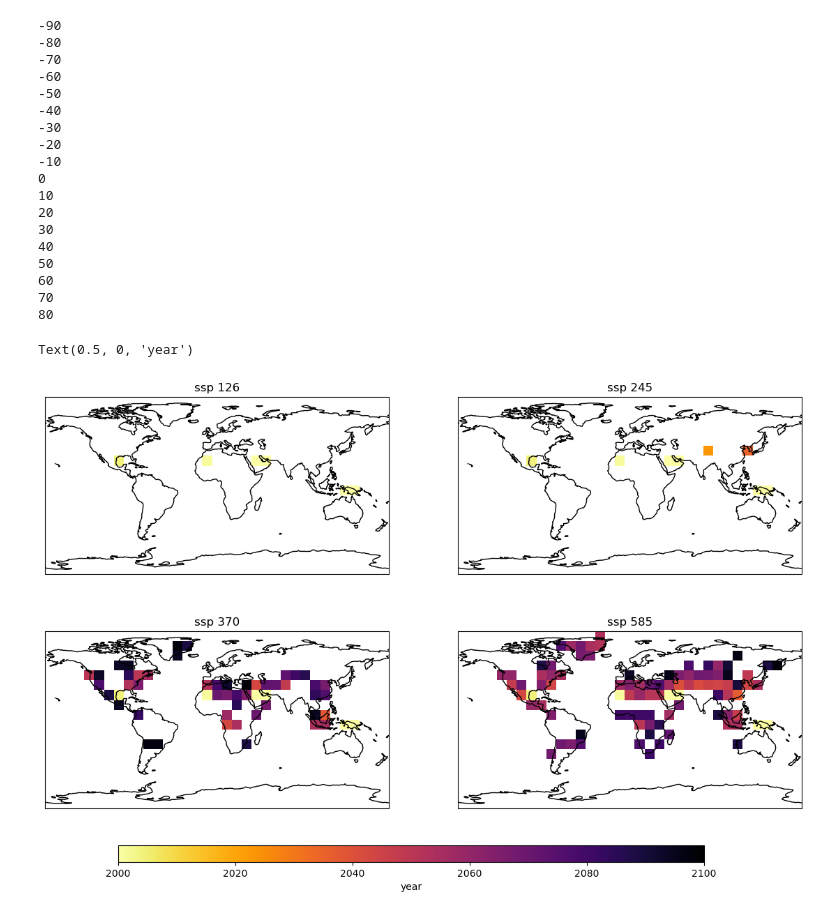
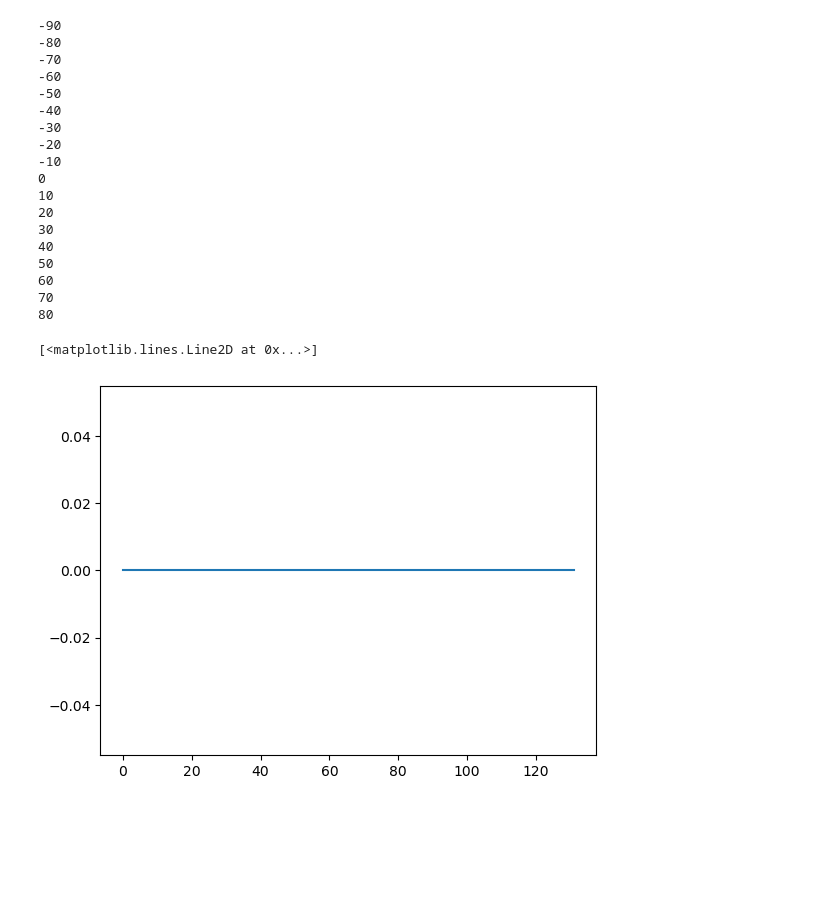
Before and after one commit to emily-gordy/predictability-emergence, a Jupyter notebook: sandpit.ipynb, the cells around one changed output. Saved outputs shown, nothing was run; the diff lists cells and outputs as text; code cells hidden in the pictures; blank space fills up the shorter version.

```diff
--- a/sandpit.ipynb
+++ b/sandpit.ipynb
@@ -163,20 +170,3 @@ for ilatsel,latsel in enumerate(AllData.output_lat):
 60
 70
 80
-# %%
-plt.figure(figsize=(14,8))
-
-for iplot in range(4):
-    a1=plt.subplot(2,2,iplot+1,projection=ccrs.PlateCarree())
-    c1=a1.pcolormesh(AllData.output_lon+5,AllData.output_lat+5,emergenceyear[iplot],vmin=2000,vmax=2100,cmap='inferno_r')
-    a1.coastlines()
-
-    plt.title('ssp ' + ssplist[iplot])
-
-cax = plt.axes((0.2,0.03,0.6,0.03))
-cbar=plt.colorbar(c1,cax=cax,orientation='horizontal')
-
-cbar.ax.set_xlabel('year')
-# %% [output]
-Text(0.5, 0, 'year')
-[figure, removed]
@@ -185,0 +173,5 @@ lonsel = 10
+# %%
+plt.plot(meanoutputrecord)
+# %% [output]
+[<matplotlib.lines.Line2D at 0x...>]
+[figure, added]
```
Also changed, not shown: parts of 33 cells of this notebook, 5 other files.
